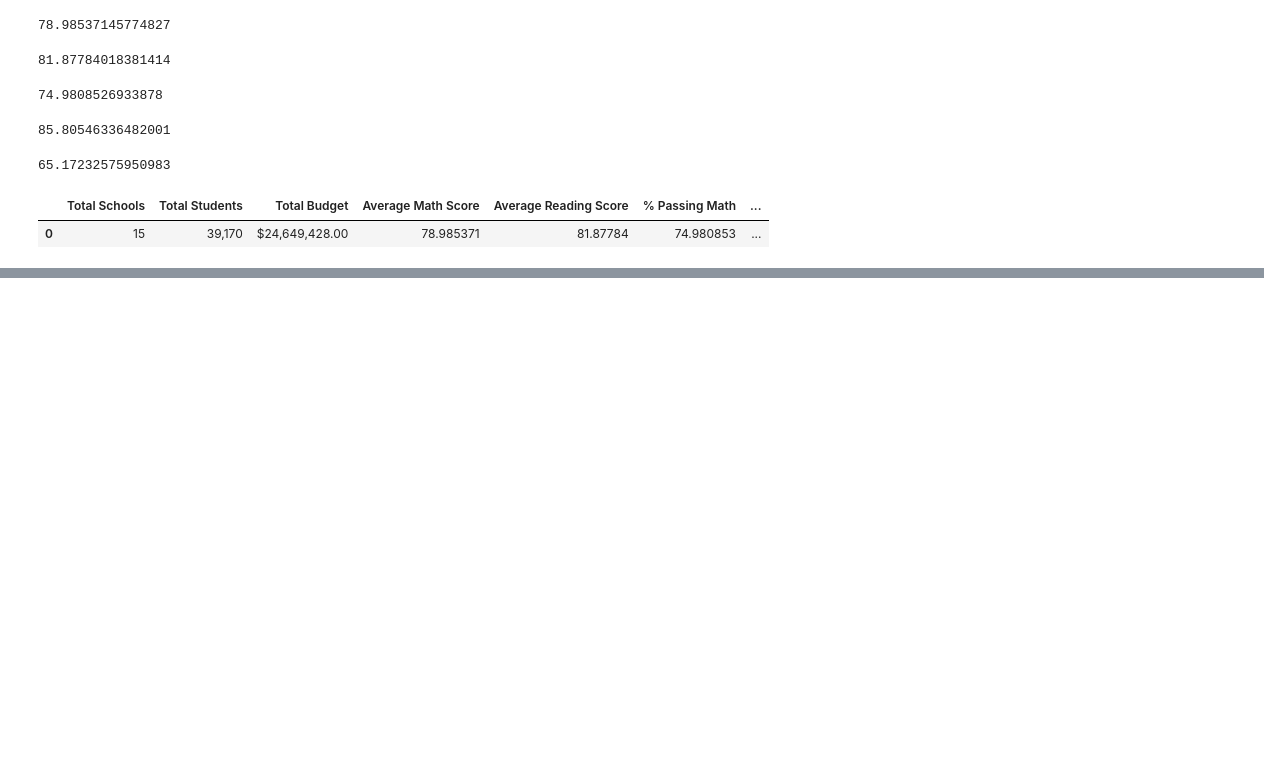
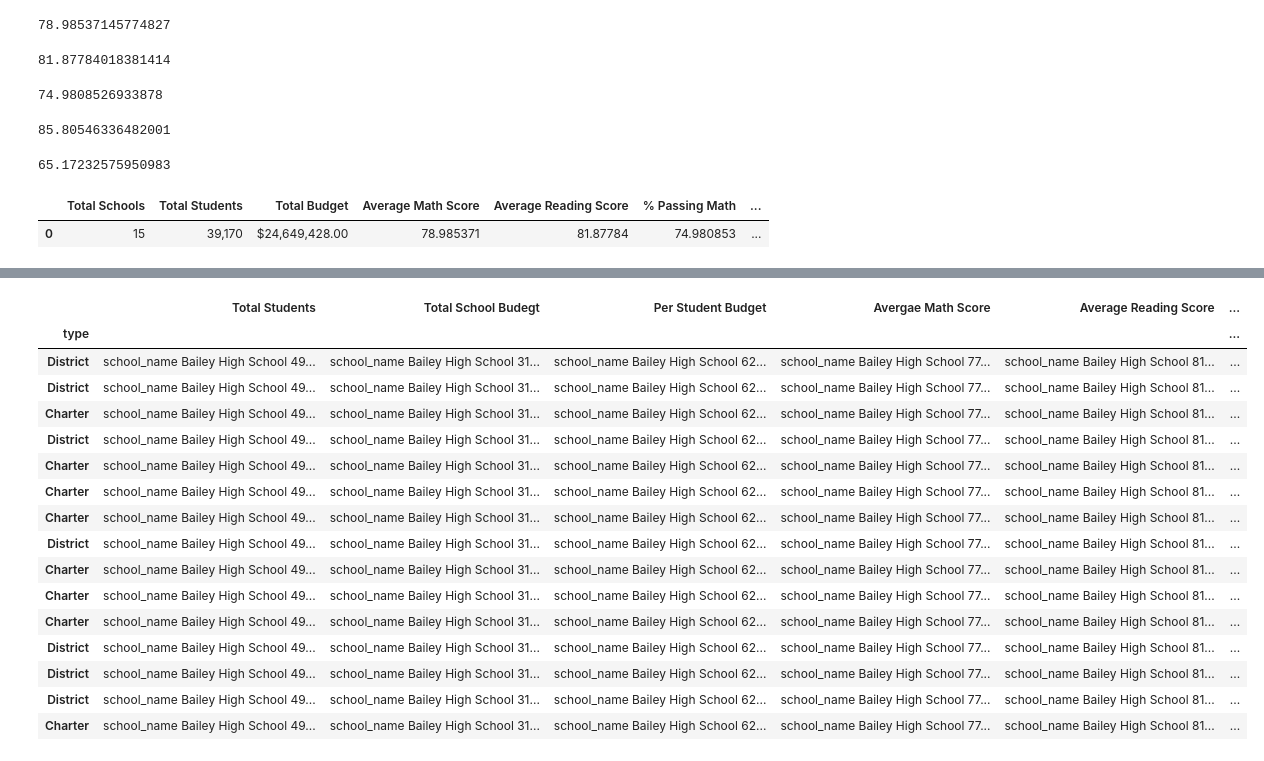
Before and after one commit to jmvandame/Pandas-Challenge, a Jupyter notebook: PyCitySchools/PyCitySchools.ipynb, the cells around one changed output, grey strips where cells are left out. Saved outputs shown, nothing was run; the diff lists cells and outputs as text; code cells hidden in the pictures; blank space fills up the shorter version.

```diff
--- a/PyCitySchools/PyCitySchools.ipynb
+++ b/PyCitySchools/PyCitySchools.ipynb
@@ -90,0 +107,47 @@ district_summary
+# %%
+# Calculate the number of schools with math scores of 70 or higher
+school_passing_math = school_data_complete[(school_data_complete["math_score"] >= 70)].groupby("school_name").count()
+school_passing_math_percentage = school_passing_math['math_score'] / per_school_counts * 100
+# %%
+# Calculate the number of schools with reading scores of 70 or higher
+school_passing_reading = school_data_complete[(school_data_complete["reading_score"] >=70)].groupby("school_name").count()
+school_passing_reading_percentage = school_passing_reading['reading_score'] / per_school_counts * 100
+# %%
+# Use the provided code to calculate the schools that passed both math and reading with scores of 70 or higher
+passing_math_and_reading = school_data_complete[
+    (school_data_complete["reading_score"] >= 70) & (school_data_complete["math_score"] >= 70)
+]
+# %%
+# Use the provided code to calculate the passing rates
+per_school_passing_math = school_passing_math.groupby(["school_name"]).count()["student_name"] / per_school_counts * 100
+per_school_passing_reading = school_passing_reading.groupby(["school_name"]).count()["student_name"] / per_school_counts * 100
+overall_passing_rate = passing_math_and_reading.groupby(["school_name"]).count()["student_name"] / per_school_counts * 100
+# %%
+# Create a DataFrame called `per_school_summary` with columns for the calculations above.
+
+per_school_summary =pd.DataFrame({"Total Students": [per_school_counts], "Total School Budegt": [per_school_budget], "Per Student Budget": [per_school_capita], "Avergae Math Score": [per_school_math], "Average Reading Score": [per_school_reading], "% Passing Math": [school_passing_math_percentage], "% Passing Reading": [school_passing_reading_percentage], "% Overall Passing": [overall_passing_rate]}, index=[school_types])
+
+# Formatting
+##per_school_summary["Total School Budget"] = per_school_summary["Total School Budget"].map("${:,.2f}".format)
+#per_school_summary["Per Student Budget"] = per_school_summary["Per Student Budget"].map("${:,.2f}".format)
+
+# Display the DataFrame
+per_school_summary
+# %% [output]
+|  | Total Students | Total School Budegt | Per Student Budget | Avergae Math Score | Average Reading Score | ... |
+| type |  |  |  |  |  | ... |
+| District | school_name Bailey High School 49... | school_name Bailey High School 31... | school_name Bailey High School 62... | school_name Bailey High School 77... | school_name Bailey High School 81... | ... |
+| District | school_name Bailey High School 49... | school_name Bailey High School 31... | school_name Bailey High School 62... | school_name Bailey High School 77... | school_name Bailey High School 81... | ... |
+| Charter | school_name Bailey High School 49... | school_name Bailey High School 31... | school_name Bailey High School 62... | school_name Bailey High School 77... | school_name Bailey High School 81... | ... |
+| District | school_name Bailey High School 49... | school_name Bailey High School 31... | school_name Bailey High School 62... | school_name Bailey High School 77... | school_name Bailey High School 81... | ... |
+| Charter | school_name Bailey High School 49... | school_name Bailey High School 31... | school_name Bailey High School 62... | school_name Bailey High School 77... | school_name Bailey High School 81... | ... |
+| Charter | school_name Bailey High School 49... | school_name Bailey High School 31... | school_name Bailey High School 62... | school_name Bailey High School 77... | school_name Bailey High School 81... | ... |
+| Charter | school_name Bailey High School 49... | school_name Bailey High School 31... | school_name Bailey High School 62... | school_name Bailey High School 77... | school_name Bailey High School 81... | ... |
+| District | school_name Bailey High School 49... | school_name Bailey High School 31... | school_name Bailey High School 62... | school_name Bailey High School 77... | school_name Bailey High School 81... | ... |
+| Charter | school_name Bailey High School 49... | school_name Bailey High School 31... | school_name Bailey High School 62... | school_name Bailey High School 77... | school_name Bailey High School 81... | ... |
+| Charter | school_name Bailey High School 49... | school_name Bailey High School 31... | school_name Bailey High School 62... | school_name Bailey High School 77... | school_name Bailey High School 81... | ... |
+| Charter | school_name Bailey High School 49... | school_name Bailey High School 31... | school_name Bailey High School 62... | school_name Bailey High School 77... | school_name Bailey High School 81... | ... |
+| District | school_name Bailey High School 49... | school_name Bailey High School 31... | school_name Bailey High School 62... | school_name Bailey High School 77... | school_name Bailey High School 81... | ... |
+| District | school_name Bailey High School 49... | school_name Bailey High School 31... | school_name Bailey High School 62... | school_name Bailey High School 77... | school_name Bailey High School 81... | ... |
+| District | school_name Bailey High School 49... | school_name Bailey High School 31... | school_name Bailey High School 62... | school_name Bailey High School 77... | school_name Bailey High School 81... | ... |
+| Charter | school_name Bailey High School 49... | school_name Bailey High School 31... | school_name Bailey High School 62... | school_name Bailey High School 77... | school_name Bailey High School 81... | ... |
```
Also changed, not shown: parts of 5 cells of this notebook.
